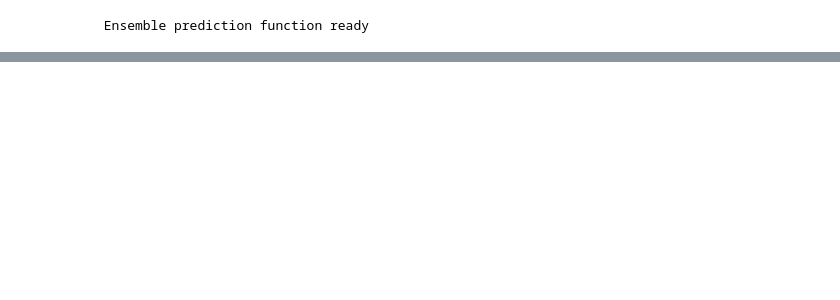
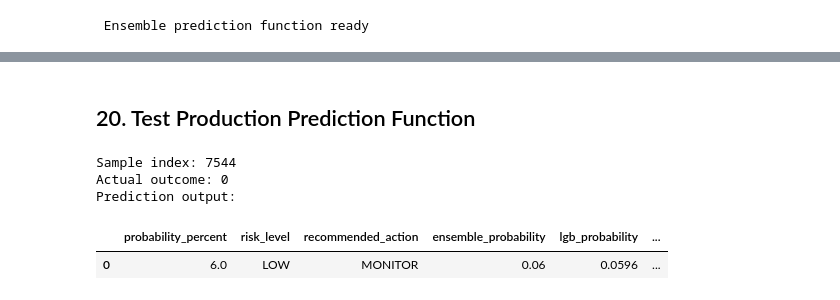
Before and after one commit to Tusshar08/GridLock_Phase2, a Jupyter notebook: notebooks/model1/model_road_closure.ipynb, the cells around one changed output, grey strips where cells are left out. Saved outputs shown, nothing was run; the diff lists cells and outputs as text; code cells hidden in the pictures; blank space fills up the shorter version.

Commit message:
Added finalized model1 and model2

```diff
--- a/notebooks/model1/model_road_closure.ipynb
+++ b/notebooks/model1/model_road_closure.ipynb
@@ -1582,0 +1884,13 @@ print(f" Output folder: {output_dir}")
+# %%
+# Save Final Full-Dataset-Trained Model 1 Artifact
+
+bundle_path = os.path.join(output_dir, 'model1_inference_bundle.pkl')
+
+# Save the full-dataset-trained deployment bundle
+model_bundle = deployment_model_bundle
+
+joblib.dump(model_bundle, bundle_path)
+
+print(f"Final full-dataset-trained Model 1 artifact saved to '{bundle_path}'")
+print(f"Decision threshold saved inside bundle: {model_bundle['optimal_threshold']:.4f}")
+print(f"Deployment training mode: {model_bundle['deployment_training_mode']}")
@@ -1953,0 +2057,20 @@ Saved: D:\Python\Gridlock\Phase 2\theme 2\outputs\model_road_closure\model2_dura
+# %% [markdown]
+## 20. Test Production Prediction Function
+# %%
+# Smoke Test: Production Prediction Function
+
+sample_event = X_test_raw.sample(1, random_state=RANDOM_STATE)
+actual_outcome = y_test.loc[sample_event.index[0]]
+
+prediction = predict_road_closure_probability(sample_event)
+
+print("Sample index:", sample_event.index[0])
+print("Actual outcome:", int(actual_outcome))
+print("Prediction output:")
+display(pd.DataFrame([prediction]))
+# %% [output]
+Sample index: 7544
+Actual outcome: 0
+Prediction output:
+|  | probability_percent | risk_level | recommended_action | ensemble_probability | lgb_probability | ... |
+| 0 | 6.0 | LOW | MONITOR | 0.06 | 0.0596 | ... |
```
Also changed, not shown: parts of 22 cells of this notebook, 8 other files.
